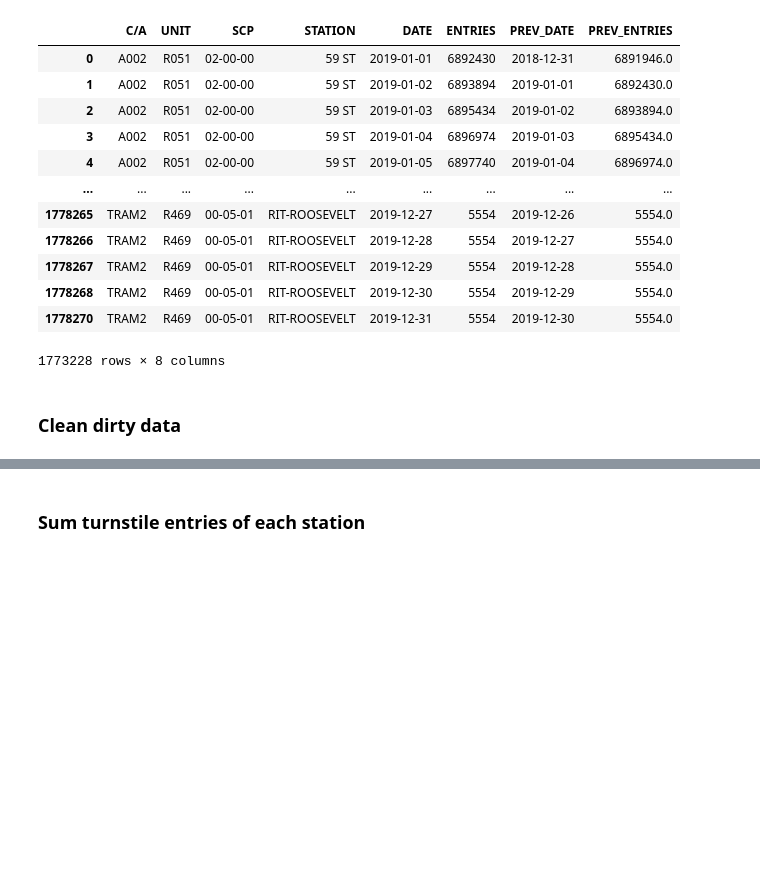
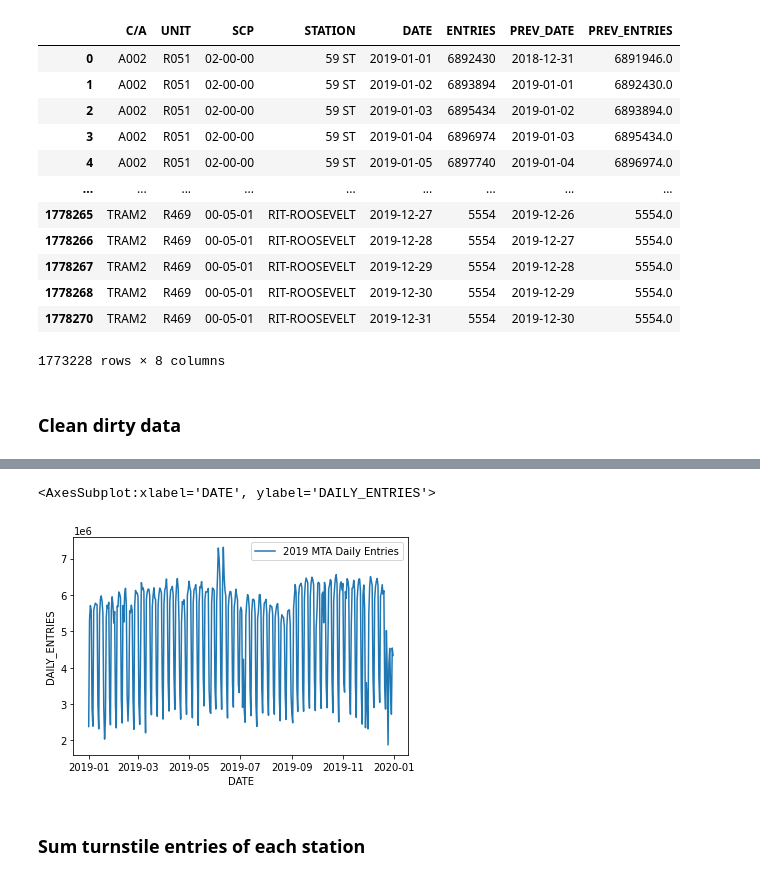
Before and after one commit to JoshJingtianWang/NYC-MTA-EDA, a Jupyter notebook: MVP/MVP.ipynb, the cells around one changed output, grey strips where cells are left out. Cells and saved outputs as stored; diff of their text form; code cells hidden in the pictures; blank space fills up the shorter version.

```diff
--- a/MVP/MVP.ipynb
+++ b/MVP/MVP.ipynb
@@ -243,3 +227,6 @@ mta_data_daily[(mta_data_daily.DATE=='2019-01-01')&(mta_data_daily.STATION=='137
 | 1265758 | R176 | R169 | 00-00-02 | 137 ST CITY COL | 2019-01-01 | 16722748 | 2018-12-31 | 16721242.0 | 1506.0 |
 | 1266124 | R176 | R169 | 00-00-03 | 137 ST CITY COL | 2019-01-01 | 8482538 | 2018-12-31 | 8481214.0 | 1324.0 |
 | 1266490 | R176 | R169 | 00-03-00 | 137 ST CITY COL | 2019-01-01 | 6148565 | 2018-12-31 | 6147728.0 | 837.0 |
+# %%
+#getting daily entries for making daily heatmap later
+total_daily=mta_data_daily.groupby(["DATE"]).DAILY_ENTRIES.sum().reset_index(name ='DAILY_ENTRIES')
@@ -245,0 +251,10 @@ mta_data_daily[(mta_data_daily.DATE=='2019-01-01')&(mta_data_daily.STATION=='137
+# %%
+#sanity check
+sns.lineplot(data=total_daily,
+             x = 'DATE',
+             y = 'DAILY_ENTRIES',
+             label = '2019 MTA Daily Entries',
+            )
+# %% [output]
+<AxesSubplot:xlabel='DATE', ylabel='DAILY_ENTRIES'>
+[figure, added]
```
Also changed, not shown: parts of 12 cells of this notebook, 35 other files.
